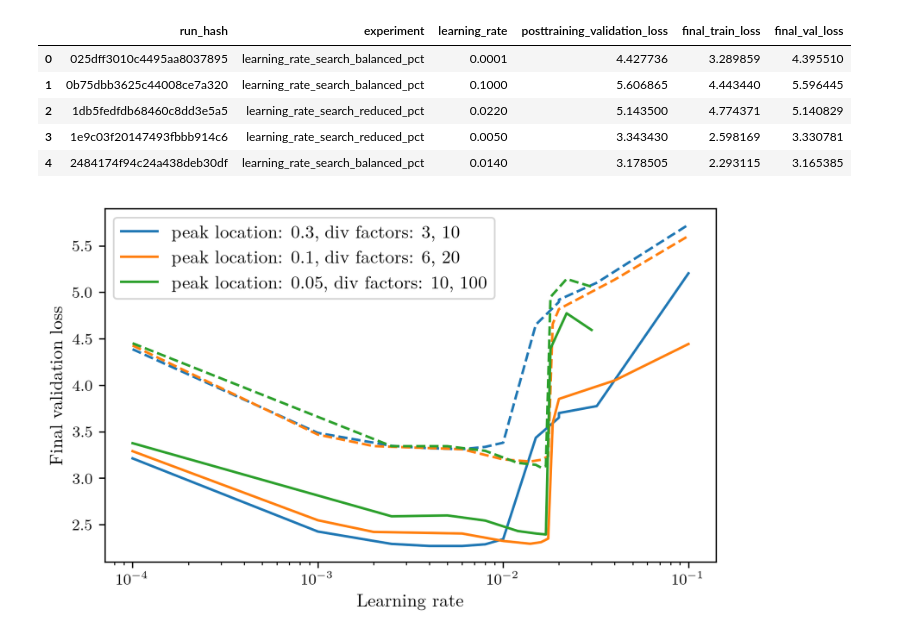
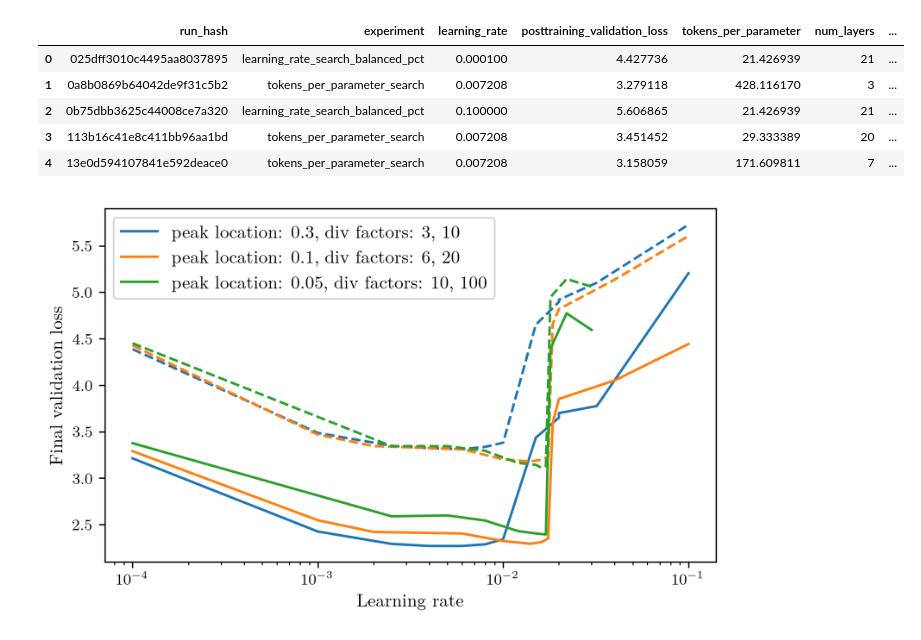
Before and after one commit to samasutherland/little-language-models, a Jupyter notebook: notebooks/explore_learning_rates.ipynb, the cells around one changed output. Drawn from its saved outputs; the diff is of its cells as text; code cells hidden in the pictures.

```diff
--- a/notebooks/explore_learning_rates.ipynb
+++ b/notebooks/explore_learning_rates.ipynb
@@ -5,41 +5,55 @@ from plotting_constants import *
 # %%
 import pandas as pd
 from aim import Repo
 from aim.storage.context import Context
 
 repo = Repo("..")
 runs = list(repo.iter_runs())
 
-train_loss_by_run = {
-    r.hash: r.get_metric("loss", context=Context({"subset": "train"})).dataframe()[["step", "value"]]
-    for r in runs
-}
 
-val_loss_by_run = {
-    r.hash: r.get_metric("loss", context=Context({"subset": "val"})).dataframe()[["step", "value"]]
-    for r in runs
-}
+def get_loss_df(run, subset):
+    metric = run.get_metric("loss", context=Context({"subset": subset}))
+    if metric is None:
+        return pd.DataFrame(columns=["step", "value"])
+
+    df = metric.dataframe()
+    if df is None or df.empty:
+        return pd.DataFrame(columns=["step", "value"])
+
+    return df[["step", "value"]]
+
+
+def last_loss_value(df):
+    if df is None or df.empty:
+        return None
+    return float(df["value"].iloc[-1])
+
+
+train_loss_by_run = {r.hash: get_loss_df(r, "train") for r in runs}
+val_loss_by_run = {r.hash: get_loss_df(r, "val") for r in runs}
 
 single_metrics_df = pd.DataFrame([
     {
         "run_hash": r.hash,
         "experiment": r.experiment,
         "learning_rate": (r.get("run_context") or {}).get("learning_rate"),
         "posttraining_validation_loss": r.get("posttraining_validation_loss"),
-        "final_train_loss": float(train_loss_by_run[r.hash]["value"].iloc[-1]),
-        "final_val_loss": float(val_loss_by_run[r.hash]["value"].iloc[-1]),
+        "tokens_per_parameter": r.get("tokens_per_parameter"),
+        "num_layers": r.get("run_context").get("num_layers"),
+        "final_train_loss": last_loss_value(train_loss_by_run[r.hash]),
+        "final_val_loss": last_loss_value(val_loss_by_run[r.hash]),
     }
     for r in runs
 ])
 
 single_metrics_df.head()
 # %% [output]
-|  | run_hash | experiment | learning_rate | posttraining_validation_loss | final_train_loss | final_val_loss |
-| 0 | 025dff3010c4495aa8037895 | learning_rate_search_balanced_pct | 0.0001 | 4.427736 | 3.289859 | 4.395510 |
-| 1 | 0b75dbb3625c44008ce7a320 | learning_rate_search_balanced_pct | 0.1000 | 5.606865 | 4.443440 | 5.596445 |
-| 2 | 1db5fedfdb68460c8dd3e5a5 | learning_rate_search_reduced_pct | 0.0220 | 5.143500 | 4.774371 | 5.140829 |
-| 3 | 1e9c03f20147493fbbb914c6 | learning_rate_search_reduced_pct | 0.0050 | 3.343430 | 2.598169 | 3.330781 |
-| 4 | 2484174f94c24a438deb30df | learning_rate_search_balanced_pct | 0.0140 | 3.178505 | 2.293115 | 3.165385 |
+|  | run_hash | experiment | learning_rate | posttraining_validation_loss | tokens_per_parameter | num_layers | ... |
+| 0 | 025dff3010c4495aa8037895 | learning_rate_search_balanced_pct | 0.000100 | 4.427736 | 21.426939 | 21 | ... |
+| 1 | 0a8b0869b64042de9f31c5b2 | tokens_per_parameter_search | 0.007208 | 3.279118 | 428.116170 | 3 | ... |
+| 2 | 0b75dbb3625c44008ce7a320 | learning_rate_search_balanced_pct | 0.100000 | 5.606865 | 21.426939 | 21 | ... |
+| 3 | 113b16c41e8c411bb96aa1bd | tokens_per_parameter_search | 0.007208 | 3.451452 | 29.333389 | 20 | ... |
+| 4 | 13e0d594107841e592deace0 | tokens_per_parameter_search | 0.007208 | 3.158059 | 171.609811 | 7 | ... |
 # %%
 better_name_dict = {"learning_rate_search": "peak location: 0.3, div factors: 3, 10",
                     "learning_rate_search_reduced_pct": "peak location: 0.05, div factors: 10, 100",
```
Also changed, not shown: 1 other file.
